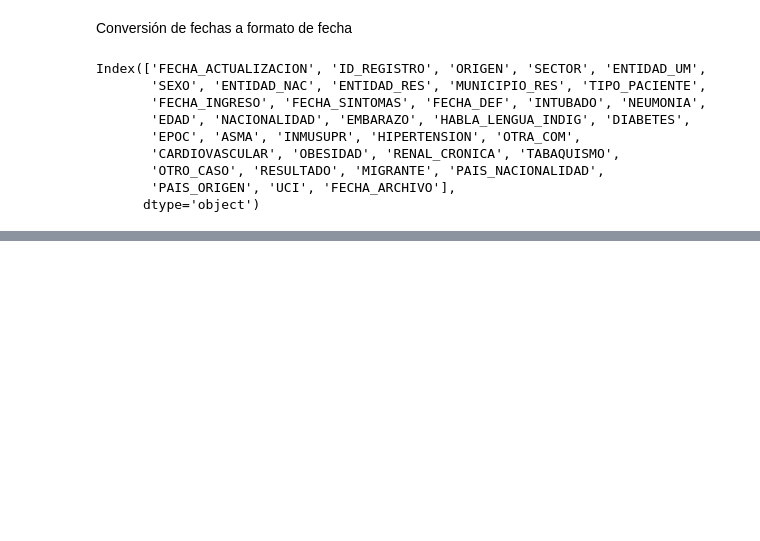
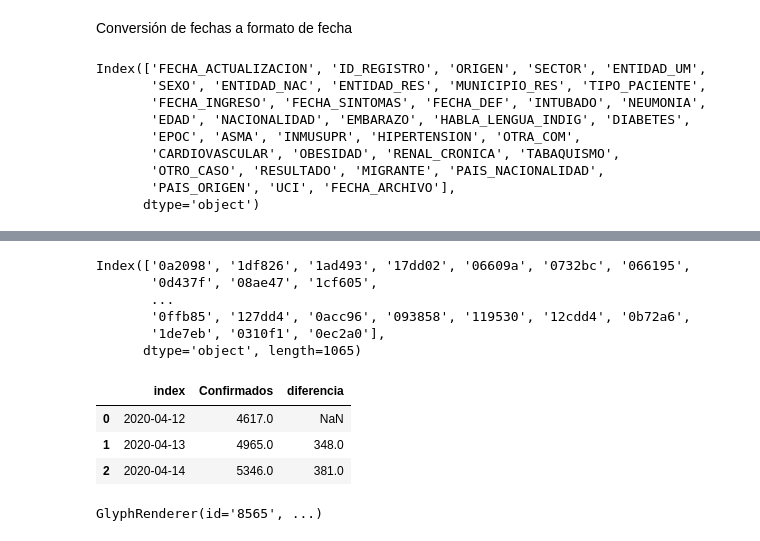
Before and after one commit to irvingfisica/covid_plots, a Jupyter notebook: reporte_diario.ipynb, the cells around one changed output, grey strips where cells are left out. Saved outputs shown, nothing was run; the diff lists cells and outputs as text; code cells hidden in the pictures; blank space fills up the shorter version.

```diff
--- a/reporte_diario.ipynb
+++ b/reporte_diario.ipynb
@@ -169,0 +363,26 @@ bpl.show(s1)
+# %%
+varios
+# %% [output]
+Index(['0a2098', '1df826', '1ad493', '17dd02', '06609a', '0732bc', '066195',
+       '0d437f', '08ae47', '1cf605',
+       ...
+       '0ffb85', '127dd4', '0acc96', '093858', '119530', '12cdd4', '0b72a6',
+       '1de7eb', '0310f1', '0ec2a0'],
+      dtype='object', length=1065)
+# %%
+conf_validos = pd.merge(pacientes,por_fecha.reset_index()[~por_fecha.reset_index()["ID_REGISTRO"].isin(varios)],how="right",on="ID_REGISTRO")
+# %%
+conf_filtrados = conf_validos
+#conf_filtrados = conf_validos[(conf_validos["ENTIDAD_RES"]==30)]
+#conf_filtrados = conf_validos[(conf_validos["ENTIDAD_RES"]==2)&(conf_validos["MUNICIPIO_RES"]==4)]
+# %%
+conf_acum = conf_filtrados[fechas_validas].sum().to_frame("Confirmados").reset_index()
+# %%
+conf_acum["diferencia"] = conf_acum["Confirmados"].diff()
+# %%
+conf_acum[:3]
+# %% [output]
+|  | index | Confirmados | diferencia |
+| 0 | 2020-04-12 | 4617.0 | NaN |
+| 1 | 2020-04-13 | 4965.0 | 348.0 |
+| 2 | 2020-04-14 | 5346.0 | 381.0 |
@@ -169,0 +391,4 @@ bpl.show(s1)
+# %%
+p.vbar(x=conf_acum["index"],bottom=1,top=conf_acum["Confirmados"],width=pd.Timedelta("1 days")*0.8,line_color="#A8A8A8",color="#E0E0E0",legend_label="Casos reportados en las conferencias")
+# %% [output]
+GlyphRenderer(id='8565', ...)
```
Also changed, not shown: parts of 56 cells of this notebook, 1 other file.
